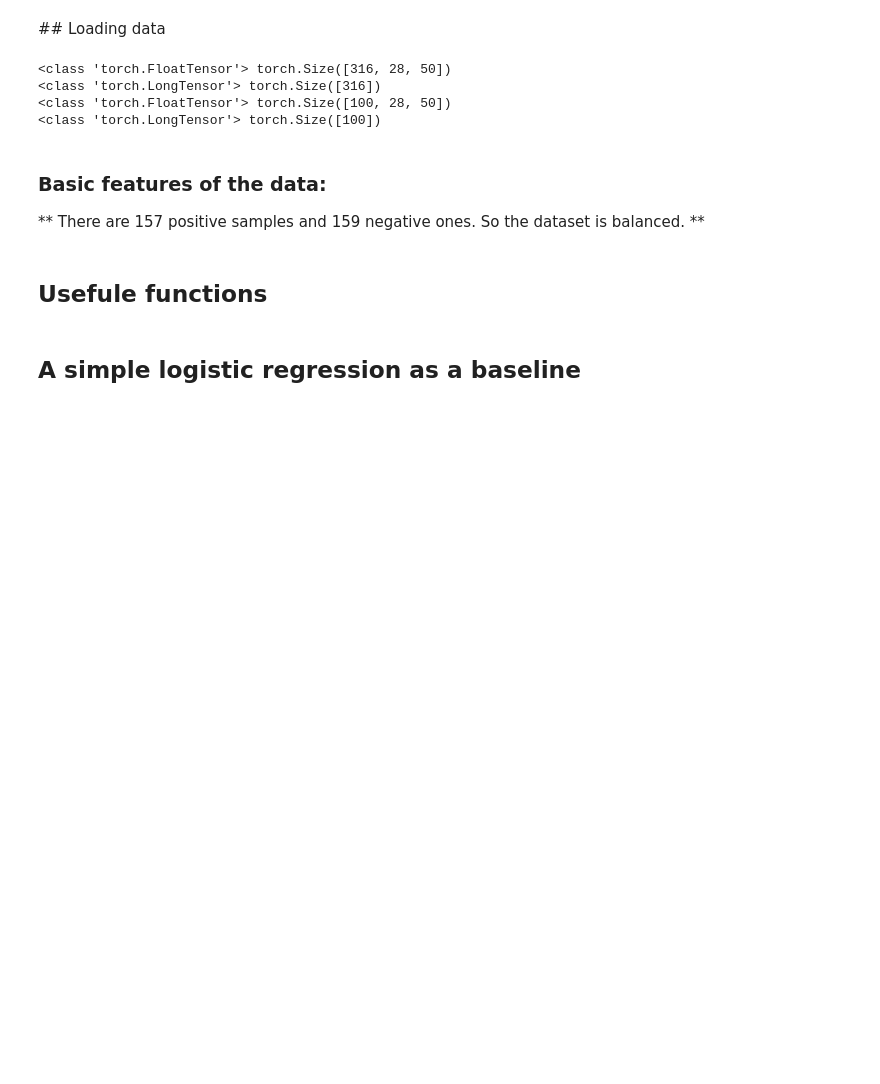
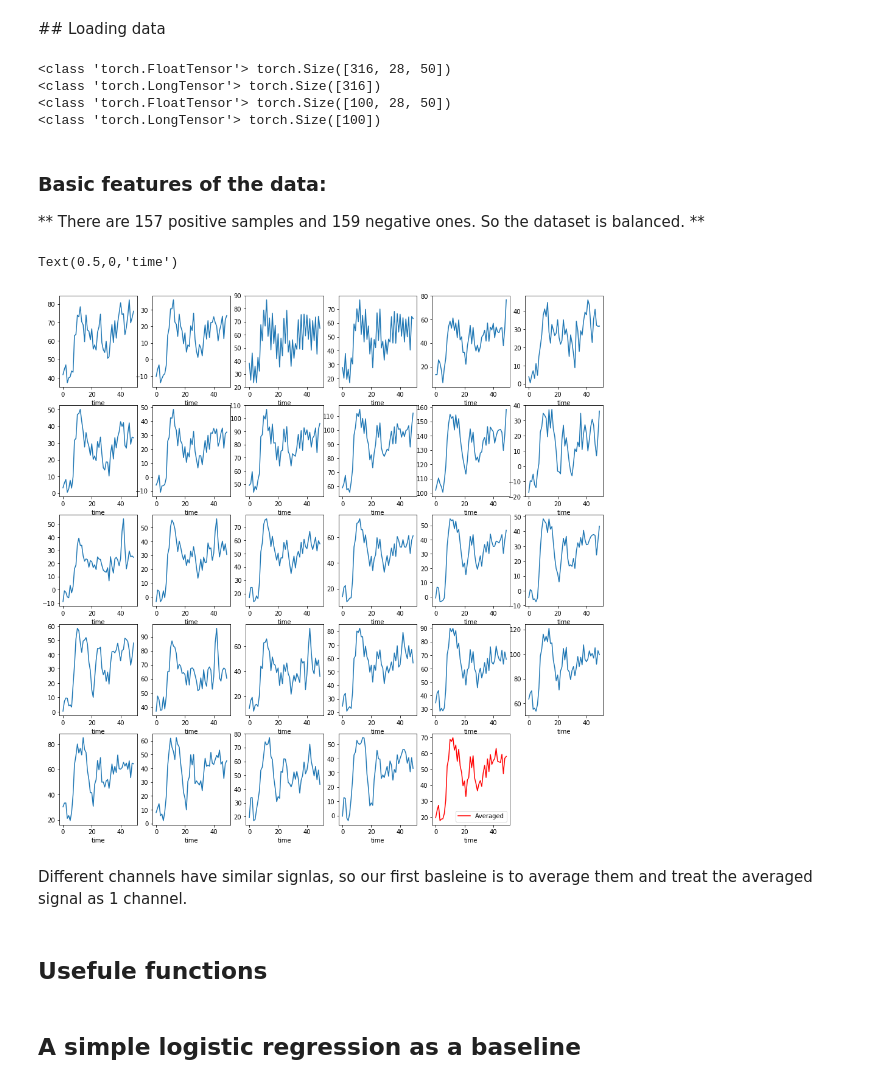
Before and after one commit to F-Salehi/Deep_Net_mini_project, a Jupyter notebook: load_data.ipynb, the cells around one changed output. Cells and saved outputs as stored; diff of their text form; code cells hidden in the pictures; blank space fills up the shorter version.

```diff
--- a/load_data.ipynb
+++ b/load_data.ipynb
@@ -22,6 +32,22 @@ test_target = Variable(test_target)
 # %% [markdown]
 ### Basic features of the data:
 ** There are 157 positive samples and 159 negative ones. So the dataset is balanced. **
+# %%
+plt.figure(figsize=(16,16))
+for i in range(28):
+    plt.subplot(5,6,1+i)
+    plt.plot(range(50),train_input[0,i,:].data.numpy())
+    plt.xlabel("time")
+plt.subplot(5,6,29)
+averaged, = plt.plot(range(50),train_input[0,:,:].mean(dim=0).data.numpy(),color='r',label="Averaged")
+#plt.legend("Averged")
+plt.legend(handles=[averaged])
+plt.xlabel("time")
+# %% [output]
+Text(0.5,0,'time')
+[figure, added]
+# %% [markdown]
+Different channels have similar signlas, so our first basleine is to average them and treat the averaged signal as 1 channel.
 # %% [markdown]
 ## Usefule functions
 # %%
```
Also changed, not shown: parts of 10 cells of this notebook.
